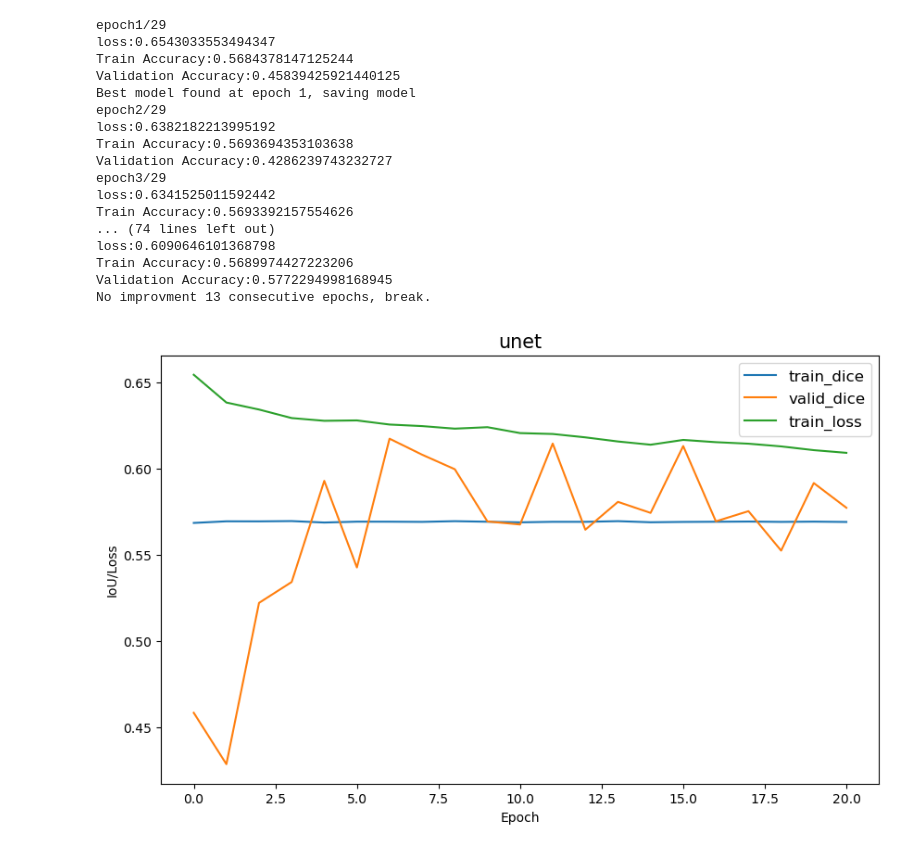
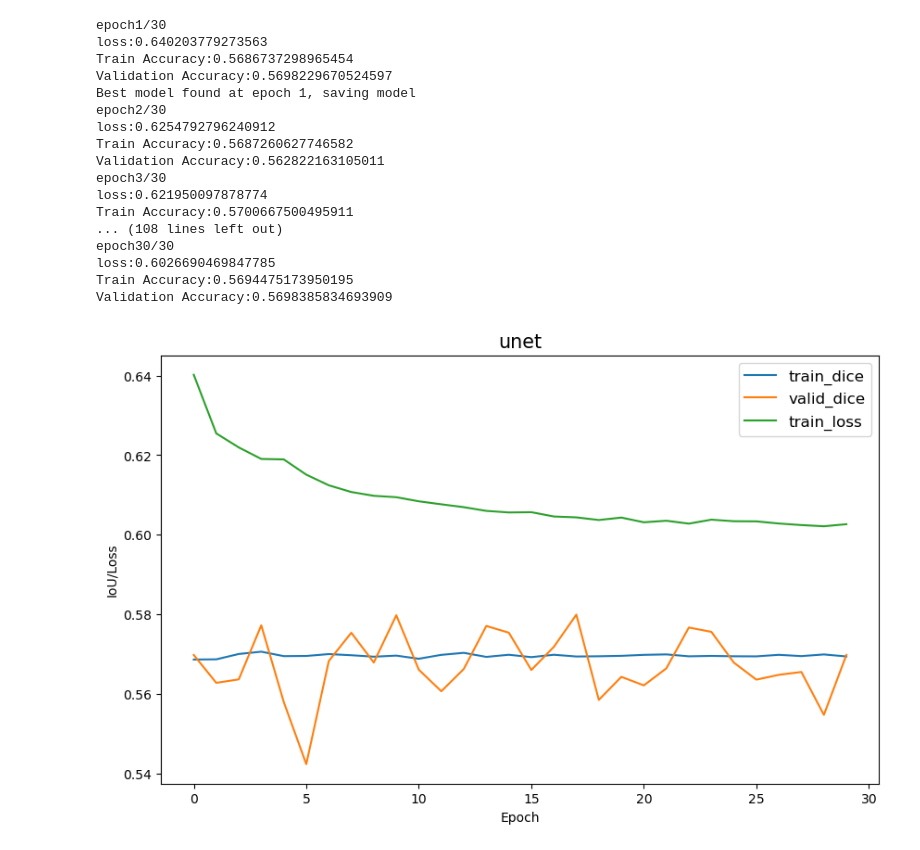
Before and after one commit to fleckleind/AbdomenCT_trial, a Jupyter notebook: abdomenct-unet.ipynb, the cells around one changed output. Cells and saved outputs as stored; diff of their text form; code cells hidden in the pictures.

Commit message:
Kaggle Notebook | AbdomenCT_unet | Version 4

```diff
--- a/abdomenct-unet.ipynb
+++ b/abdomenct-unet.ipynb
@@ -22,6 +22,7 @@ class AbdomenCT(torch.utils.data.Dataset):
             A.Resize(256, 256),  # original(3,512,512)
             # A.HorizontalFlip(),  # x-axis
             # A.VerticalFlip(),  # y-axis
+            A.ElasticTransform(p=0.1),
             A.Normalize(),  # normalization
             ToTensorV2(),
         ])
@@ -195,11 +196,10 @@ class IoU(nn.Module):
         return iou
 # %%
 # train, test
-def trainer(model, train_loader, valid_loader,
-            criterion, optimizer, iou, epochs):
+def trainer(model, train_loader, valid_loader, criterion, optimizer, iou, epochs):
 
     loss_hist, train_hist, valid_hist = [],[],[]
-    patience, best_acc, stale = 13, 0, 0
+    best_acc = 0
     for epoch in range(epochs):
         print('epoch{}/{}'.format(epoch+1, epochs))
         model.train()
@@ -236,14 +236,8 @@ def trainer(model, train_loader, valid_loader,
 
         if valid_hist[-1] > best_acc:
             print(f'Best model found at epoch {epoch+1}, saving model')
-            torch.save(model.state_dict(), 'segbrain_unetpp.pt')
+            torch.save(model.state_dict(), 'AbdomenCT_unet.pt')
             best_acc = valid_hist[-1]
-            stale = 0
-        else:
-            stale += 1
-            if stale > patience:
-                print(f'No improvment {patience} consecutive epochs, break.')
-                break
 
     return loss_hist, train_hist, valid_hist
 
@@ -265,31 +259,31 @@ def plot_model_hist(train_hist, valid_hist, loss_hist):
 # %%
 # run
 device = 'cuda' if torch.cuda.is_available() else 'cpu'
 # torch.cuda.empty_cache()
 model = UNet().to(device)
 criterion = DiceBCELoss()
 iou = IoU()
-optimizer = torch.optim.Adam(model.parameters(), lr=0.01)
-epochs = 29
+optimizer = torch.optim.SGD(model.parameters(), lr=0.01, momentum=0.99)
+epochs = 30
 
 loss_hist, train_hist, valid_hist = trainer(model, train_loader, valid_loader, criterion, optimizer, iou,epochs)
 plot_model_hist(train_hist, valid_hist, loss_hist)
 # %% [output]
-epoch1/29
-loss:0.6543033553494347
-Train Accuracy:0.5684378147125244
-Validation Accuracy:0.45839425921440125
+epoch1/30
+loss:0.640203779273563
+Train Accuracy:0.5686737298965454
+Validation Accuracy:0.5698229670524597
 Best model found at epoch 1, saving model
-epoch2/29
-loss:0.6382182213995192
-Train Accuracy:0.5693694353103638
-Validation Accuracy:0.4286239743232727
-epoch3/29
-loss:0.6341525011592442
-Train Accuracy:0.5693392157554626
-... (74 lines left out)
-loss:0.6090646101368798
-Train Accuracy:0.5689974427223206
-Validation Accuracy:0.5772294998168945
-No improvment 13 consecutive epochs, break.
+epoch2/30
+loss:0.6254792796240912
+Train Accuracy:0.5687260627746582
+Validation Accuracy:0.562822163105011
+epoch3/30
+loss:0.621950097878774
+Train Accuracy:0.5700667500495911
+... (108 lines left out)
+epoch30/30
+loss:0.6026690469847785
+Train Accuracy:0.5694475173950195
+Validation Accuracy:0.5698385834693909
-[figure, old version]
+[figure, new version]
```
